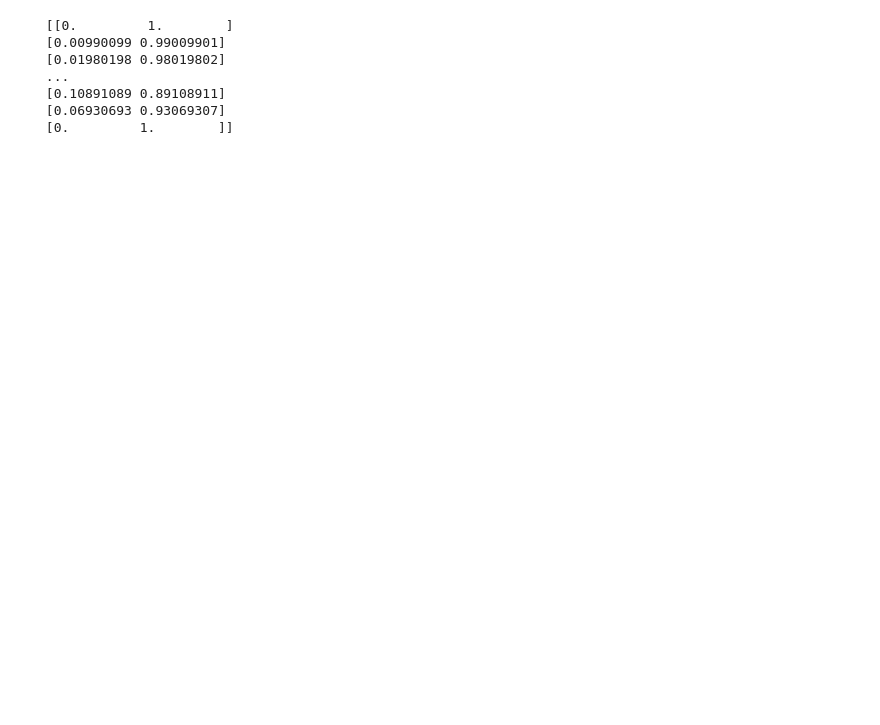
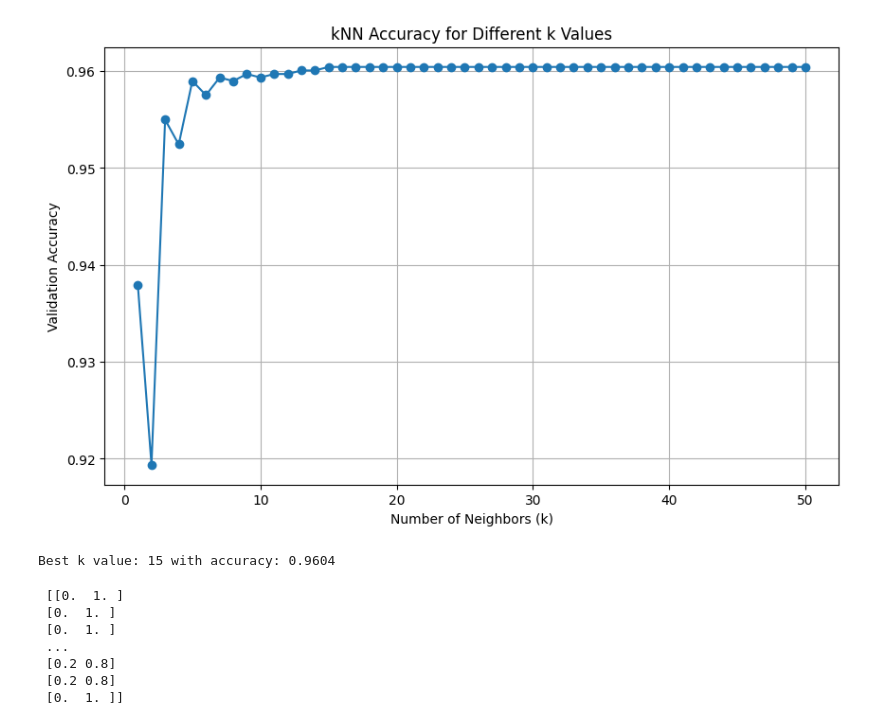
Before and after one commit to okmpatel/kNN, a Jupyter notebook: kNN.ipynb, the cells around one changed output. Cells and saved outputs as stored; diff of their text form; code cells hidden in the pictures; blank space fills up the shorter version.

Commit message:
Add cross validation

```diff
--- a/kNN.ipynb
+++ b/kNN.ipynb
@@ -33,24 +35,48 @@ scaler = RobustScaler()
 # fit_transform for train and transform for test
 scaledXTrainData = scaler.fit_transform(xTrain)
 scaledXTestData = scaler.transform(xTest)
+# %%
+# find the best k value and plot the accuracies of eack k
+kRange = range(1, 51)
+accuracies = []
+for k in kRange:
+    knn = KNeighborsClassifier(n_neighbors=k)
+    knn.fit(scaledXTrainData, yTrain.values.ravel())
+    score = knn.score(scaledXTestData, yTest.values.ravel())
+    accuracies.append(score)
+
+plt.figure(figsize=(10,6))
+plt.plot(kRange, accuracies, marker='o')
+plt.xlabel('Number of Neighbors (k)')
+plt.ylabel('Validation Accuracy')
+plt.title('kNN Accuracy for Different k Values')
+plt.grid(True)
+plt.show()
+
+bestK = kRange[accuracies.index(max(accuracies))]
+print(f'Best k value: {bestK} with accuracy: {max(accuracies):.4f}')
+# %% [output]
+[figure, added]
+Best k value: 15 with accuracy: 0.9604
 # %%
-knn = KNeighborsClassifier(n_neighbors=101)
-# Pass y as a 1D array to avoid DataConversionWarning
-knn.fit(scaledXTrainData, yTrain.values.ravel())
+# create and train the model
+KNN = KNeighborsClassifier(n_neighbors=bestK)
 
-# print('score:', knn.score(scaledXTestData, yTest.values.ravel()))
+KNN.fit(scaledXTrainData, yTrain.values.ravel())
 
-pp = knn.predict_proba(scaledXTestData)
+# print('score:', KNN.score(scaledXTestData, yTest.values.ravel()))
+
+pp = KNN.predict_proba(scaledXTestData)
 
 print('\n', pp)
 # %% [output]
- [[0.         1.        ]
- [0.00990099 0.99009901]
- [0.01980198 0.98019802]
+ [[0.  1. ]
+ [0.  1. ]
+ [0.  1. ]
  ...
- [0.10891089 0.89108911]
- [0.06930693 0.93069307]
- [0.         1.        ]]
+ [0.2 0.8]
+ [0.2 0.8]
+ [0.  1. ]]
 # %%
 testData = testData.drop(columns = ["Income", "Edu", "Insurance"])
 
```
Also changed, not shown: parts of 2 cells of this notebook.
